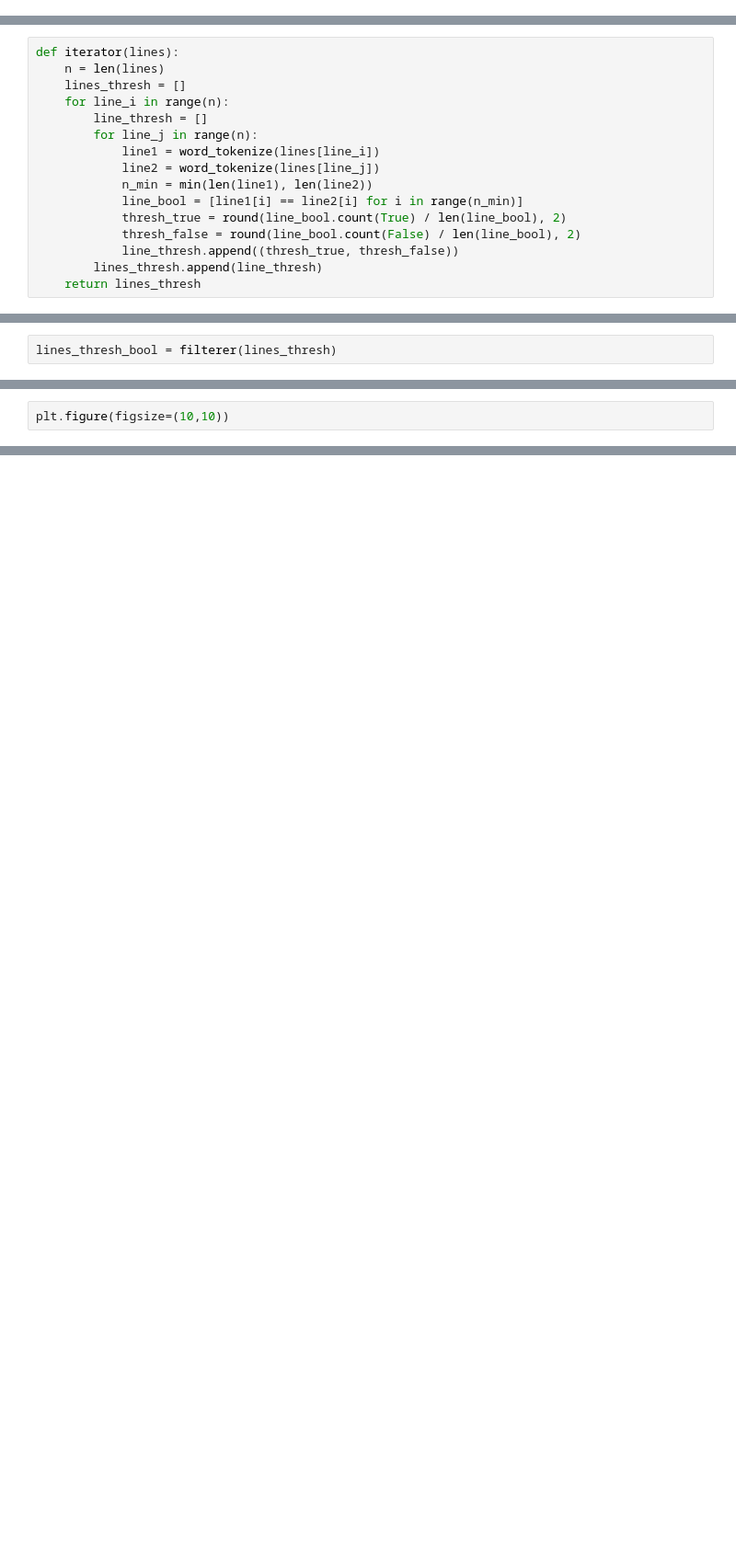
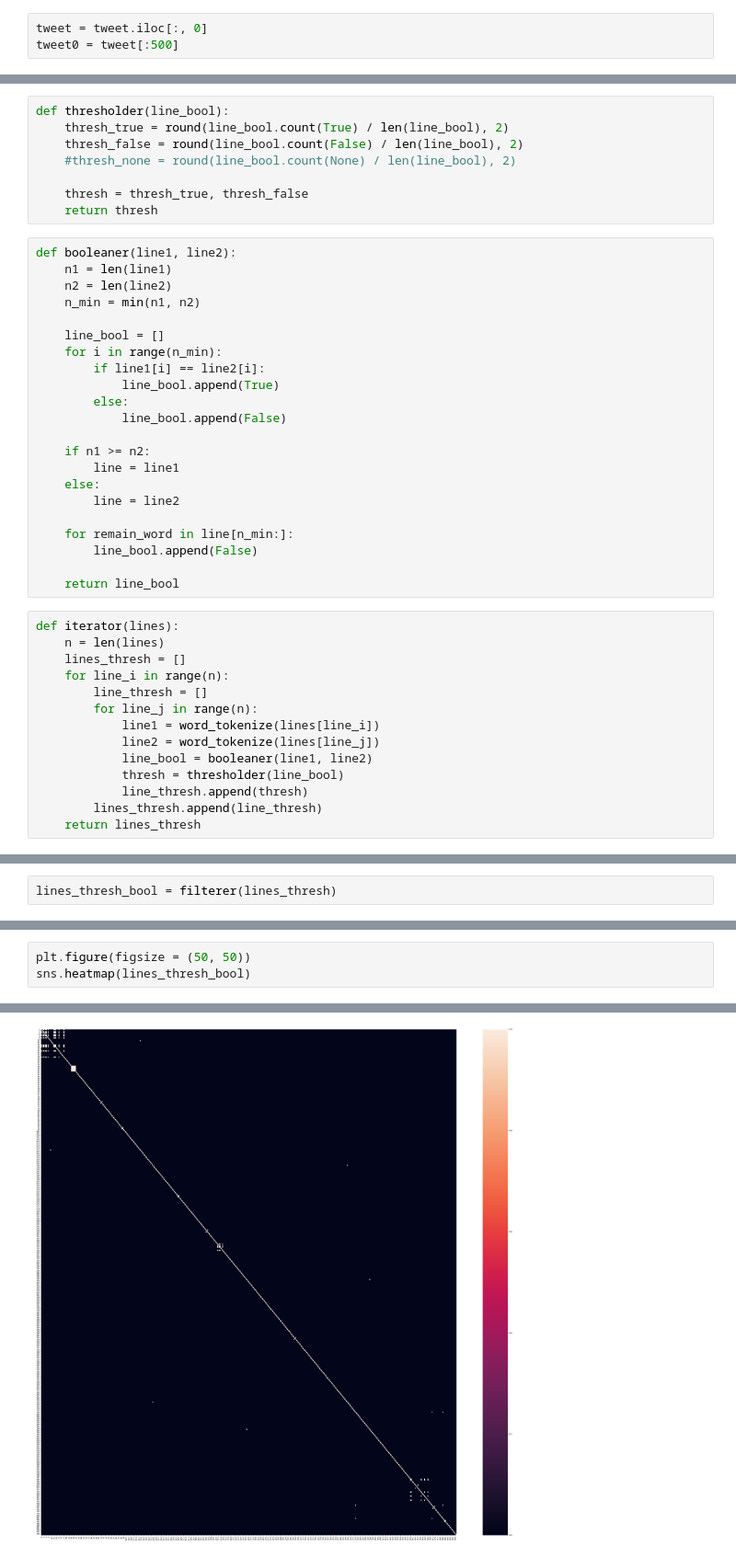
Before and after one commit to justchugh/covid_19, a Jupyter notebook: CODES/algorithm.ipynb, the cells around one changed output, grey strips where cells are left out. Shown at 92% size. Cells and saved outputs as stored; diff of their text form; blank space fills up the shorter version.

```diff
--- a/CODES/algorithm.ipynb
+++ b/CODES/algorithm.ipynb
@@ -40,0 +114,3 @@ tweet0 = tweet[:500]
+# %%
+tweet = tweet.iloc[:, 0]
+tweet0 = tweet[:500]
@@ -41,3 +172,33 @@ tweet0 = tweet[:500]
+# %%
+def thresholder(line_bool):
+    thresh_true = round(line_bool.count(True) / len(line_bool), 2)
+    thresh_false = round(line_bool.count(False) / len(line_bool), 2)
+    #thresh_none = round(line_bool.count(None) / len(line_bool), 2)
+
+    thresh = thresh_true, thresh_false
+    return thresh
+# %%
+def booleaner(line1, line2):
+    n1 = len(line1)
+    n2 = len(line2)
+    n_min = min(n1, n2)
+
+    line_bool = []
+    for i in range(n_min):
+        if line1[i] == line2[i]:
+            line_bool.append(True)
+        else:
+            line_bool.append(False)
+
+    if n1 >= n2:
+        line = line1
+    else:
+        line = line2
+
+    for remain_word in line[n_min:]:
+        line_bool.append(False)
+
+    return line_bool
 # %%
 def iterator(lines):
     n = len(lines)
@@ -47,10 +208,8 @@ def iterator(lines):
         for line_j in range(n):
             line1 = word_tokenize(lines[line_i])
             line2 = word_tokenize(lines[line_j])
-            n_min = min(len(line1), len(line2))
-            line_bool = [line1[i] == line2[i] for i in range(n_min)]
-            thresh_true = round(line_bool.count(True) / len(line_bool), 2)
-            thresh_false = round(line_bool.count(False) / len(line_bool), 2)
-            line_thresh.append((thresh_true, thresh_false))
+            line_bool = booleaner(line1, line2)
+            thresh = thresholder(line_bool)
+            line_thresh.append(thresh)
         lines_thresh.append(line_thresh)
     return lines_thresh
@@ -95,2 +283,4 @@ len(refined_tweets)
 # %%
-plt.figure(figsize=(10,10))
+plt.figure(figsize = (50, 50))
+sns.heatmap(lines_thresh_bool)
+# %% [output]
@@ -96,0 +288 @@ plt.figure(figsize=(10,10))
+[figure, added]
```
Also changed, not shown: parts of 53 cells of this notebook.
